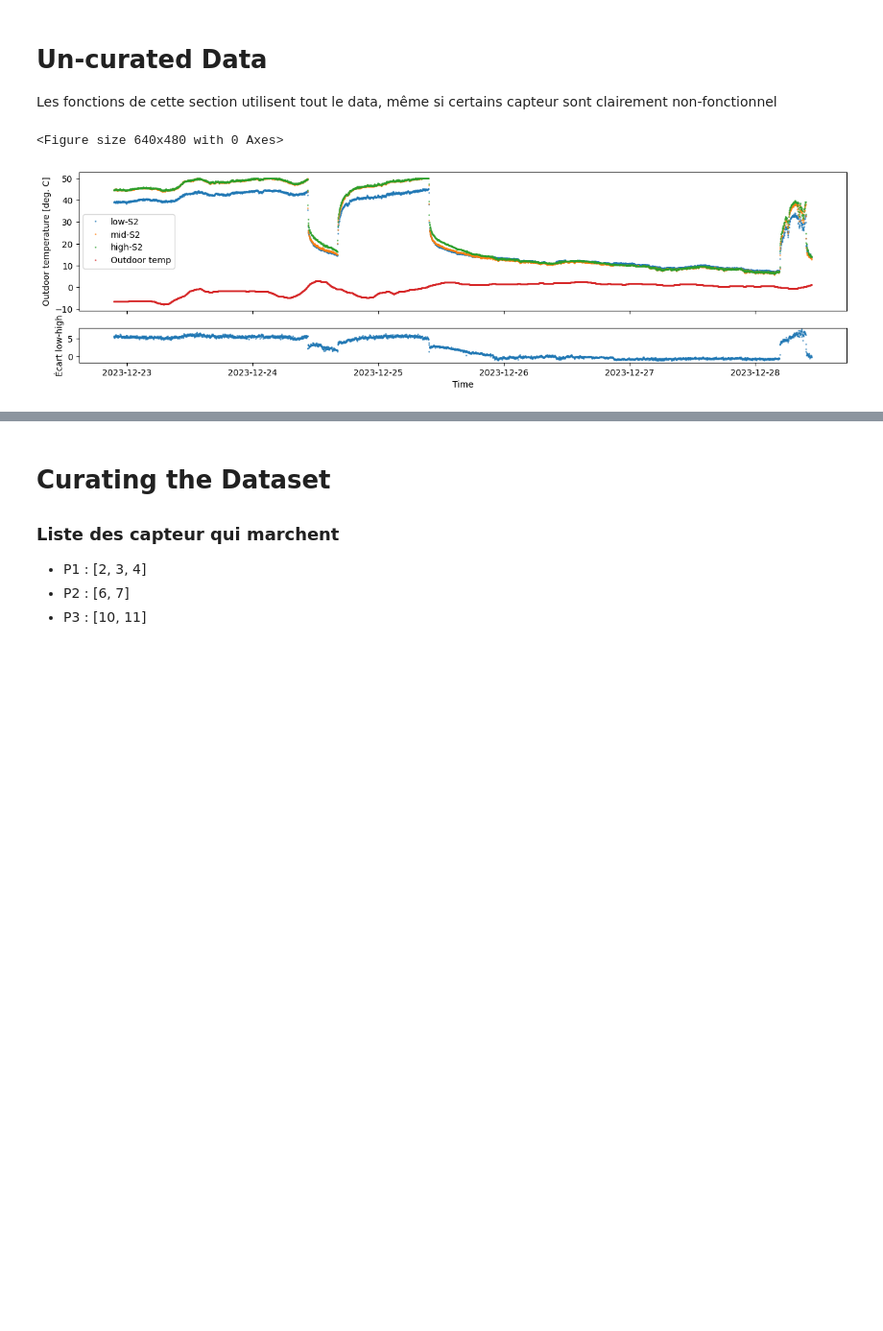
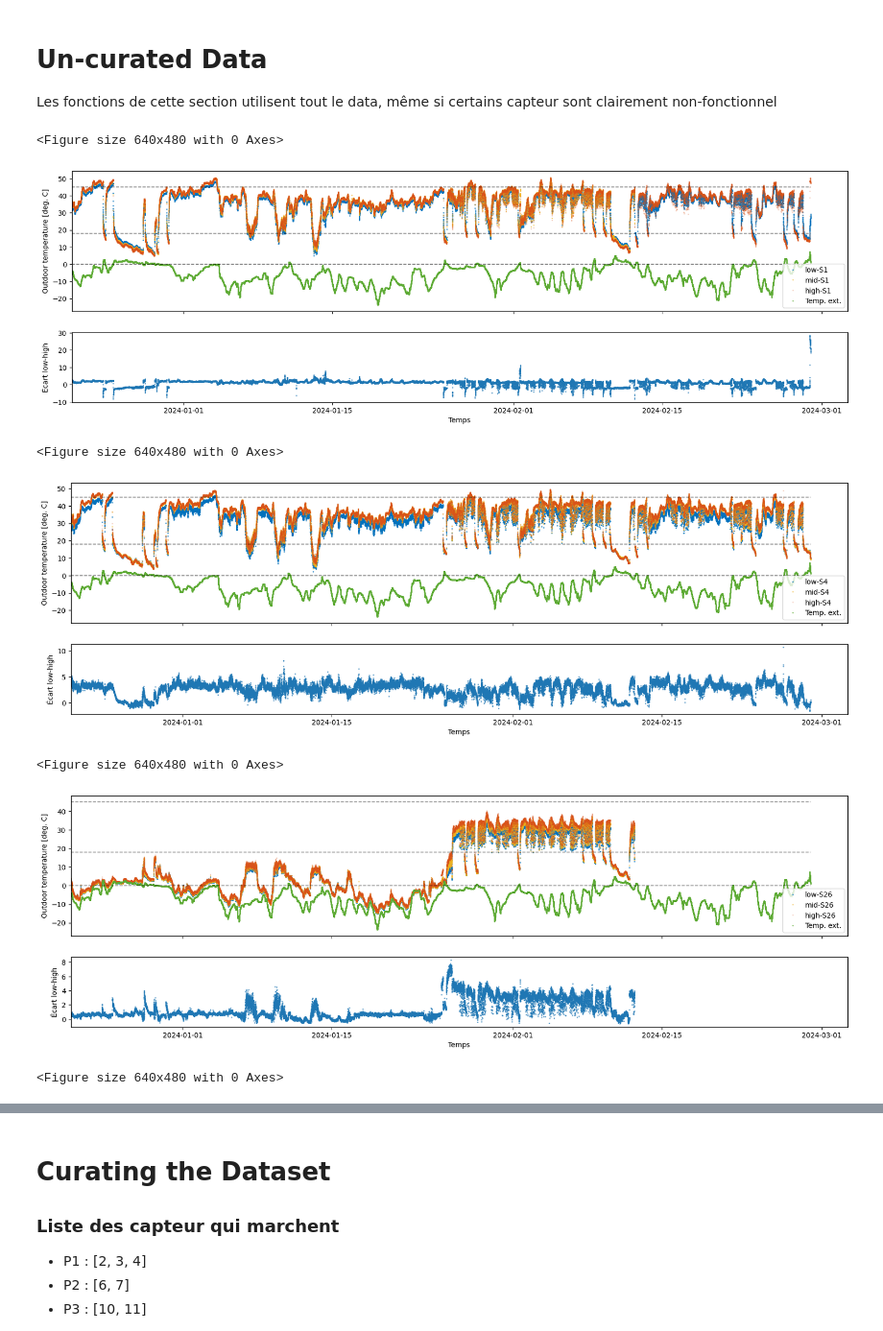
Before and after one commit to LuGar54/TP-Transferts-Thermique, a Jupyter notebook: Analysis/visualize.ipynb, the cells around one changed output, grey strips where cells are left out. Shown at 96% size. Drawn from its saved outputs; the diff is of its cells as text; code cells hidden in the pictures; blank space fills up the shorter version.

Commit message:
Gossage avec les graphieuq pour analyse

```diff
--- a/Analysis/visualize.ipynb
+++ b/Analysis/visualize.ipynb
@@ -19,5 +19,6 @@ filepath = r"../Data/Dataset of weighing station temperature measurements.csv"
 df = pd.read_csv(filepath, sep=';')
 
 # Update le dataframe
-capping_temp = 50
+capping_temp = 65
 df = cap_temp_data(df, capping_temp)
+df
@@ -24,6 +39,9 @@ df = cap_temp_data(df, capping_temp)
 # %%
 xdata_lbl = 'Time'
 ydata_lbl = 'Outdoor temperature [deg. C]'
+matlab_blue   = "#0072BD"
+matlab_orange = "#D95319"
+matlab_yellow = "#EDB120"
 # %% [markdown]
 # Un-curated Data
 Les fonctions de cette section utilisent tout le data, même si certains capteur sont clairement non-fonctionnel
@@ -75,41 +93,50 @@ def lmh_stats(P):
         print(f"{str(id)[12:]}: Mean = {ecart.mean():.2f}, Med = {ecart.median():.2f}, Std = {ecart.std():.2f}")
     return
 
-def nicer_sensor_plot(sensors, s_idx=0, e_idx=len(df["Time"]), save_fig=False):
+def nicer_sensor_plot(sensors, s_idx=0, e_idx=len(df["Time"]), save_fig=False, display_ecart=False):
     """
     Prend une liste de sensor, et plot le low, mid, high et la différence low-high
     On peut spécifier des indices de début et de fin si on veut
     """
     df_low = df_filter_fct(sensors, heights='L')
     df_mid = df_filter_fct(sensors, heights='m')
     df_high = df_filter_fct(sensors, heights='h')
     for i, id in enumerate(df_low.columns[:]):
         plt.clf()
-        fig, axes = plt.subplots(nrows=2, ncols=1, sharex=True, figsize=(16, 4),
-                         gridspec_kw={'height_ratios': [4, 1]})
+        fig, axes = plt.subplots(nrows=2, ncols=1, sharex=True, figsize=(20, 6),
+                         gridspec_kw={'height_ratios': [2, 1]})
         ax0 = axes[0]
         ax1 = axes[1]
         # Plot le low, mid et high
-        ax0.plot(convert_datetime(df["Time"][s_idx:e_idx]), df_low.iloc[s_idx:e_idx, i], marker='o', markersize= 1, alpha=0.6, linestyle = '', label="low-"+str(id)[12:])
-        ax0.plot(convert_datetime(df["Time"][s_idx:e_idx]), df_mid.iloc[s_idx:e_idx, i], marker='o', markersize= 1, alpha=0.6, linestyle = '', label="mid-"+str(id)[12:])
-        ax0.plot(convert_datetime(df["Time"][s_idx:e_idx]), df_high.iloc[s_idx:e_idx, i], marker='o', markersize= 1, alpha=0.6, linestyle = '', label="high-"+str(id)[12:])
+        ax0.plot(convert_datetime(df["Time"][s_idx:e_idx]), df_low.iloc[s_idx:e_idx, i], marker='o', markersize= 1, alpha=0.7, linestyle = '', label="low-"+str(id)[12:], color=matlab_blue)
+        ax0.plot(convert_datetime(df["Time"][s_idx:e_idx]), df_mid.iloc[s_idx:e_idx, i], marker='o', markersize= 1, alpha=0.5, linestyle = '', label="mid-"+str(id)[12:], color=matlab_yellow)
+        ax0.plot(convert_datetime(df["Time"][s_idx:e_idx]), df_high.iloc[s_idx:e_idx, i], marker='o', markersize= 1, alpha=0.2, linestyle = '', label="high-"+str(id)[12:], color=matlab_orange)
         # Plot le outdoor temp
-        ax0.plot(convert_datetime(df["Time"][s_idx:e_idx]), df.iloc[s_idx:e_idx, 1], marker='o', markersize= 1, alpha=0.6, linestyle = '', label="Outdoor temp")
+        ax0.plot(convert_datetime(df["Time"][s_idx:e_idx]), df.iloc[s_idx:e_idx, 1], marker='o', markersize= 1, alpha=0.6, linestyle = '', label="Temp. ext.", color="#5EAB35")
+        ax0.plot(convert_datetime(df["Time"][s_idx:e_idx]), df.iloc[s_idx:e_idx, 1]*0+45, alpha=0.5, linestyle = '--', linewidth=1.2 , color="black")
+        ax0.plot(convert_datetime(df["Time"][s_idx:e_idx]), df.iloc[s_idx:e_idx, 1]*0, alpha=0.5, linestyle = '--', linewidth=1.2, color="black")
+        ax0.plot(convert_datetime(df["Time"][s_idx:e_idx]), df.iloc[s_idx:e_idx, 1]*0+18, alpha=0.5, linestyle = '--', linewidth=1.2, color="black")
 
         ax0.set_ylabel(ydata_lbl)
         ax0.legend()
+        plt.xlim(min(convert_datetime(df["Time"][s_idx:e_idx])),max(convert_datetime(df["Time"][s_idx:e_idx]))+5000)
 
         diff = df_high.iloc[s_idx:e_idx, i] - df_low.iloc[s_idx:e_idx, i]
         ax1.plot(convert_datetime(df["Time"][s_idx:e_idx]), diff, marker='o', markersize= 1, alpha=0.6, linestyle = '', label="low-"+str(id)[12:])
-        ax1.set_xlabel(xdata_lbl)
+        ax1.set_xlabel("Temps")
         ax1.set_ylabel("Écart low-high")
         plt.show()
         if s_idx == 0 and e_idx == len(df["Time"]) and save_fig:
             fig.savefig(f'../fig/{str(id)[12:]}_hml_diff.png', dpi=600, bbox_inches='tight')
         elif save_fig:
             fig.savefig(f'../fig/{str(id)[12:]}_hml_diff_{s_idx}-{e_idx}.png', dpi=600, bbox_inches='tight')
     return
-nicer_sensor_plot([2], 1000, 5000)
+nicer_sensor_plot([2,7, 21, 29], 0, 50000)
 # %% [output]
 <Figure size 640x480 with 0 Axes>
-[figure, old version]
+[figure, new version]
+<Figure size 640x480 with 0 Axes>
+[figure, added]
+<Figure size 640x480 with 0 Axes>
+[figure, added]
+<Figure size 640x480 with 0 Axes>
```
Also changed, not shown: parts of 8 cells of this notebook.
